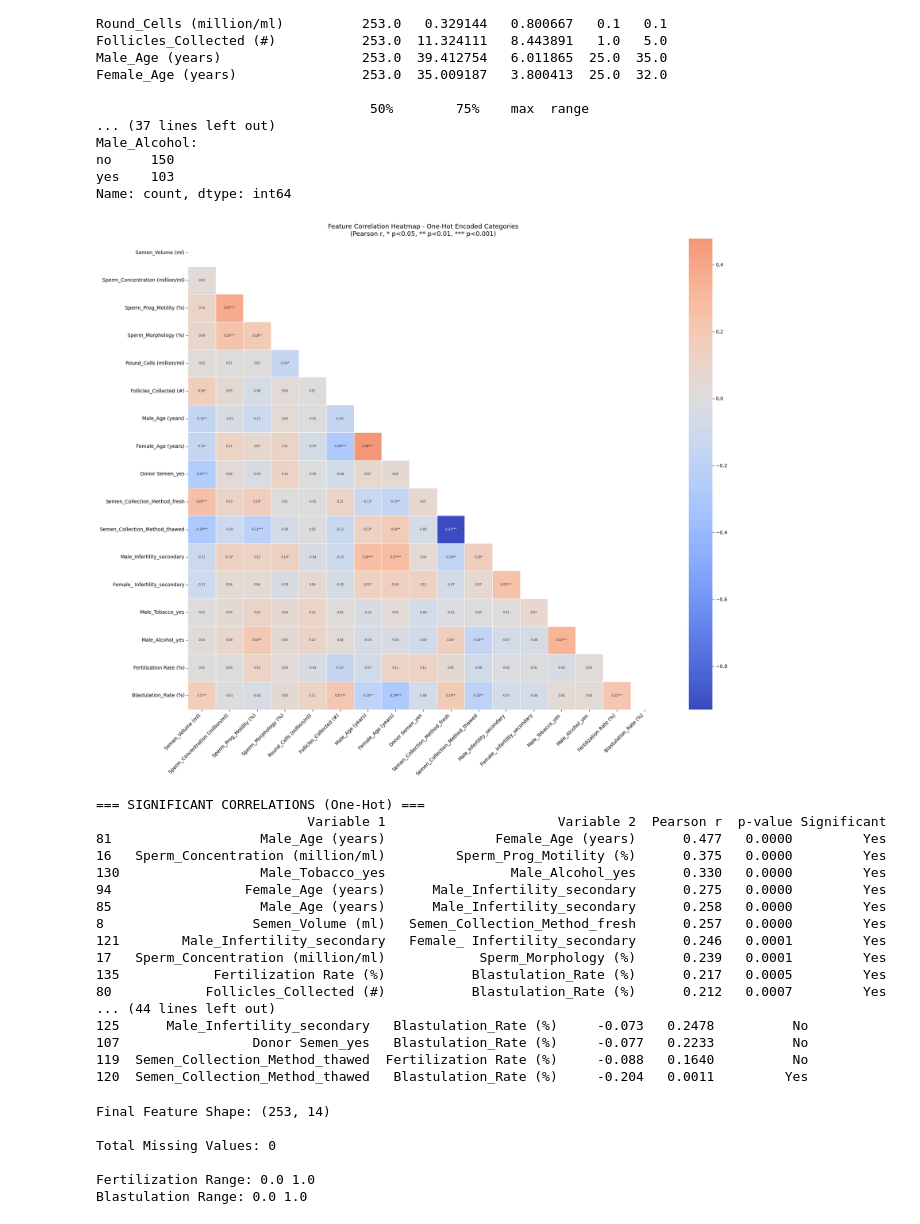
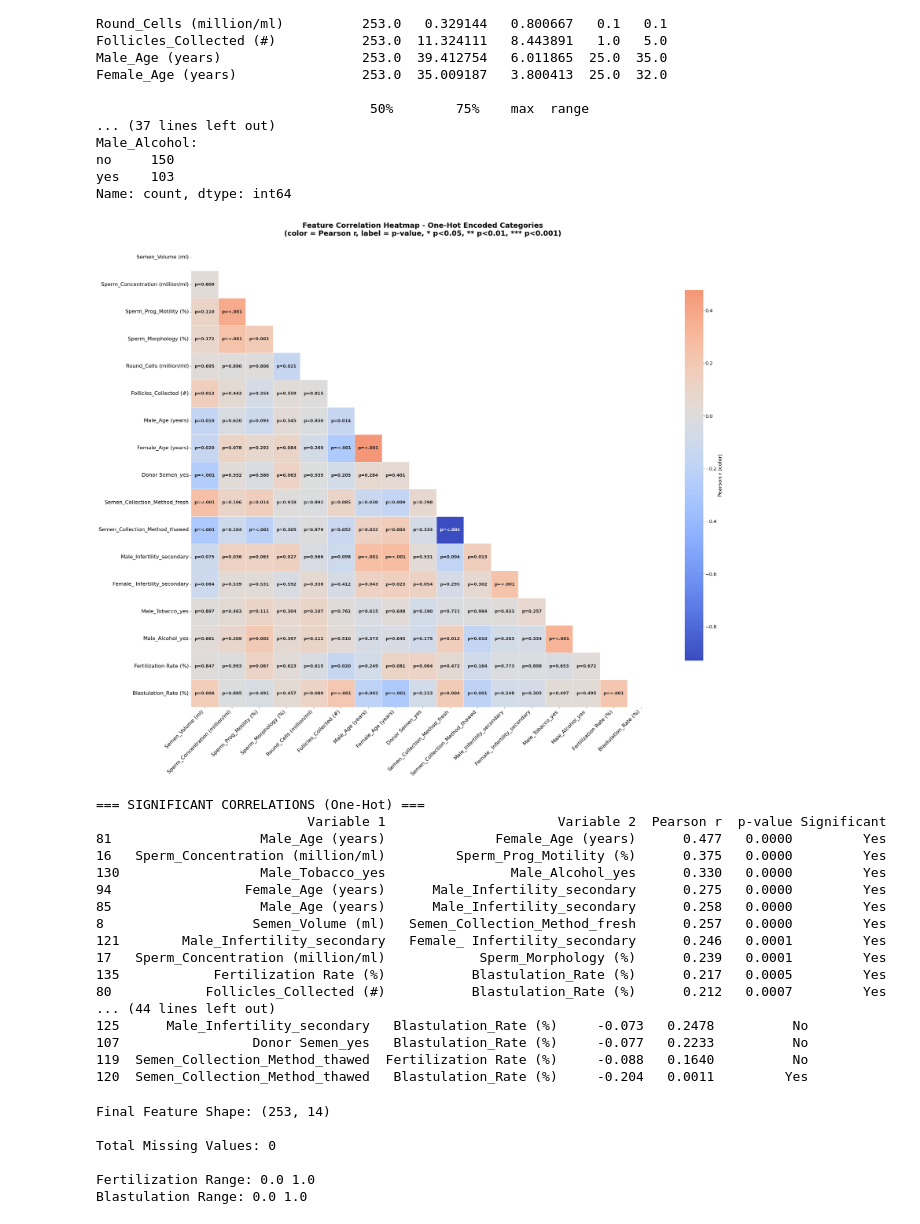
Before and after one commit to YaasinCole/Blast_Fert_Predict_Model, a Jupyter notebook: Blast_Fert_Predict_Model.ipynb, the cells around one changed output. Saved outputs shown, nothing was run; the diff lists cells and outputs as text; code cells hidden in the pictures.

```diff
--- a/Blast_Fert_Predict_Model.ipynb
+++ b/Blast_Fert_Predict_Model.ipynb
@@ -465,31 +465,9 @@ Name: count, dtype: int64
 from scipy.stats import shapiro
 from scipy.stats import pearsonr
 # ---------- Correlation Heatmap (One-Hot Encoded Categories) ----------
-# Label encoding assigns arbitrary integers to nominal categories
-# (e.g. primary=0, secondary=1, unknown=2). Correlating that single
-# column against an outcome produces ONE r value that blends all
-# categories together -- it cannot tell you whether "primary"
-# specifically is positively or negatively associated with anything.
-#
-# Fix: one-hot encode each category into its own 0/1 column, then run
-# Pearson r on each one individually. This is mathematically the
-# "point-biserial correlation" -- Pearson's r is valid on binary data,
-# it's just a special case. Now "Male_Infertility_primary" and
-# "Male_Infertility_secondary" each get their own row/column, so you
-# can see exactly which category drives an association.
 cat_dummies = pd.get_dummies(x_before_encoding[cat_cols], prefix=cat_cols, drop_first=True)
-# drop_first=True: for a 2-category variable (e.g. yes/no), one-hot
-# encoding both columns makes them perfect mirror images of each other
-# (r = -1.00 between them, and every other correlation gets reported
-# twice with opposite signs). Keeping only k-1 columns per variable
-# removes this redundancy -- standard practice for dummy encoding.
-# pandas' get_dummies returns bool dtype by default in recent versions;
-# scipy's pearsonr requires a numeric (int/float) dtype, so cast here.
 cat_dummies = cat_dummies.astype(int)
 
-# NOTE: x_before_encoding and y share the same original (non-contiguous)
-# df index -- concatenate directly, do not reset either side, or rows
-# will silently misalign (see earlier bug fix).
 onehot_df = pd.concat([x_before_encoding[num_cols], cat_dummies, y], axis=1)
 
 cols = onehot_df.columns.tolist()
@@ -501,8 +479,6 @@ for i, col1 in enumerate(cols):
         if i == j:
             continue
         sub = onehot_df[[col1, col2]].dropna()
-        # skip pairs with no variance (e.g. a category with ~0 or ~all
-        # cases) -- pearsonr is undefined and would raise/return NaN
         if sub[col1].nunique() < 2 or sub[col2].nunique() < 2:
             continue
         r, p = stats.pearsonr(sub[col1], sub[col2])
@@ -520,16 +496,23 @@ def sig_stars(p):
     else:
         return ""
 
+# Annotation now shows ONLY the p-value (plus significance stars).
+# Cell color (from corr_matrix via cmap) still encodes r and its sign.
 annot_matrix = pd.DataFrame(index=cols, columns=cols, dtype=str)
 for col1 in cols:
     for col2 in cols:
         r = corr_matrix.loc[col1, col2]
         p = p_matrix.loc[col1, col2]
-        annot_matrix.loc[col1, col2] = f"{r:.2f}{sig_stars(p)}" if pd.notna(r) else ""
+        if pd.isna(r) or pd.isna(p):
+            annot_matrix.loc[col1, col2] = ""
+        else:
+            p_str = "<.001" if p < 0.001 else f"{p:.3f}"
+            annot_matrix.loc[col1, col2] = f"p={p_str}"
 
 mask = np.triu(np.ones_like(corr_matrix, dtype=bool))
-plt.figure(figsize=(20, 16))
-sns.heatmap(
+
+plt.figure(figsize=(30, 24))
+ax = sns.heatmap(
     corr_matrix,
     cmap="coolwarm",
     center=0,
@@ -538,13 +521,23 @@ sns.heatmap(
     fmt="",
     square=True,
     linewidths=0.5,
-    annot_kws={"size": 6}
+    annot_kws={"size": 13, "weight": "bold"},
+    cbar_kws={"shrink": 0.8, "label": "Pearson r (color)"}
 )
-plt.xticks(rotation=45, ha="right")
-plt.yticks(rotation=0)
-plt.title("Feature Correlation Heatmap - One-Hot Encoded Categories\n(Pearson r, * p<0.05, ** p<0.01, *** p<0.001)", fontsize=13)
+
+ax.figure.axes[-1].tick_params(labelsize=14)
+ax.figure.axes[-1].yaxis.label.set_size(16)
+plt.xticks(rotation=45, ha="right", fontsize=16)
+plt.yticks(rotation=0, fontsize=16)
+plt.title(
+    "Feature Correlation Heatmap - One-Hot Encoded Categories\n"
+    "(color = Pearson r, label = p-value, * p<0.05, ** p<0.01, *** p<0.001)",
+    fontsize=22,
+    fontweight="bold",
+    pad=25
+)
 plt.tight_layout()
-plt.savefig("heatmap_onehot.png", dpi=300, bbox_inches="tight")
+plt.savefig("heatmap_onehot_pvalues.png", dpi=200, bbox_inches="tight")
 plt.show()
 
 # Export significant correlations to CSV for reporting
@@ -552,35 +545,34 @@ sig_pairs = []
 for i, col1 in enumerate(cols):
     for j, col2 in enumerate(cols):
         if j <= i:
             continue
         r = corr_matrix.loc[col1, col2]
         p = p_matrix.loc[col1, col2]
         if pd.isna(r) or pd.isna(p):
             continue
         sig_pairs.append({
             "Variable 1": col1,
             "Variable 2": col2,
             "Pearson r": round(r, 3),
             "p-value": round(p, 4),
             "Significant": "Yes" if p < 0.05 else "No"
         })
 
 sig_df = pd.DataFrame(sig_pairs).sort_values("Pearson r", ascending=False)
 sig_df.to_csv("pearson_correlation_results_onehot.csv", index=False)
 print("\n=== SIGNIFICANT CORRELATIONS (One-Hot) ===")
 print(sig_df[sig_df["Significant"] == "Yes"].to_string())
 
-# Focused view: just the category-level correlations against both targets
 category_vs_targets = sig_df[
     sig_df["Variable 1"].isin(cat_dummies.columns) | sig_df["Variable 2"].isin(cat_dummies.columns)
 ]
 category_vs_targets = category_vs_targets[
     category_vs_targets["Variable 1"].isin(y.columns) | category_vs_targets["Variable 2"].isin(y.columns)
 ]
 print("\n=== CATEGORY-LEVEL CORRELATIONS WITH FERTILIZATION / BLASTULATION RATE ===")
 print(category_vs_targets.to_string())
 # %% [output]
-[figure, old version]
+[figure, new version]
 === SIGNIFICANT CORRELATIONS (One-Hot) ===
                            Variable 1                      Variable 2  Pearson r  p-value Significant
 81                   Male_Age (years)              Female_Age (years)      0.477   0.0000         Yes
```
Also changed, not shown: parts of 26 cells of this notebook, 26 other files.
